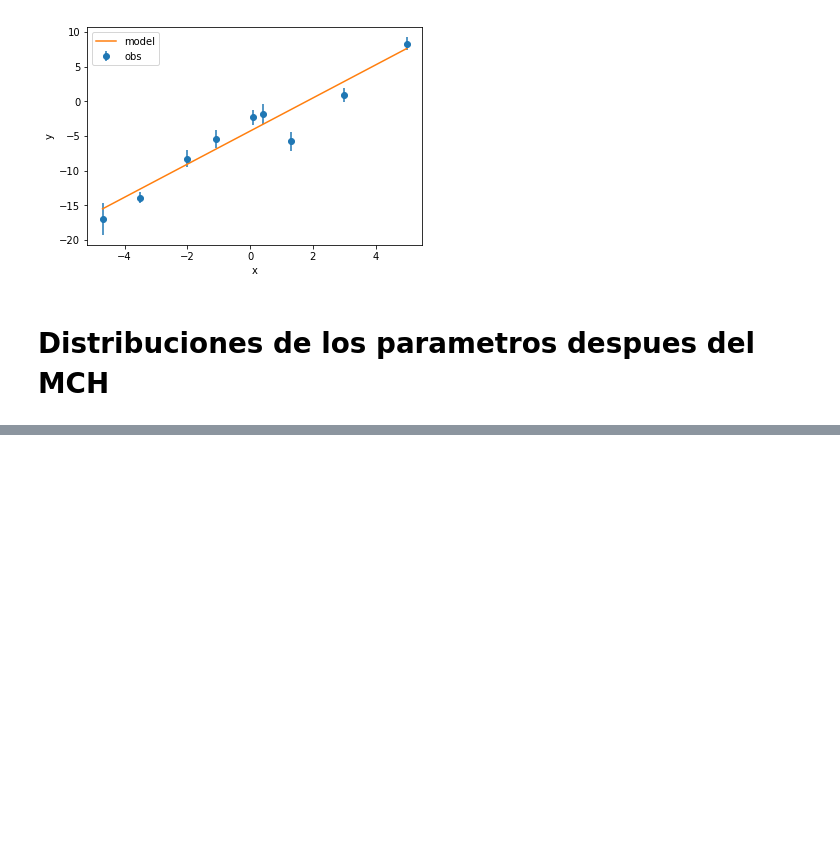
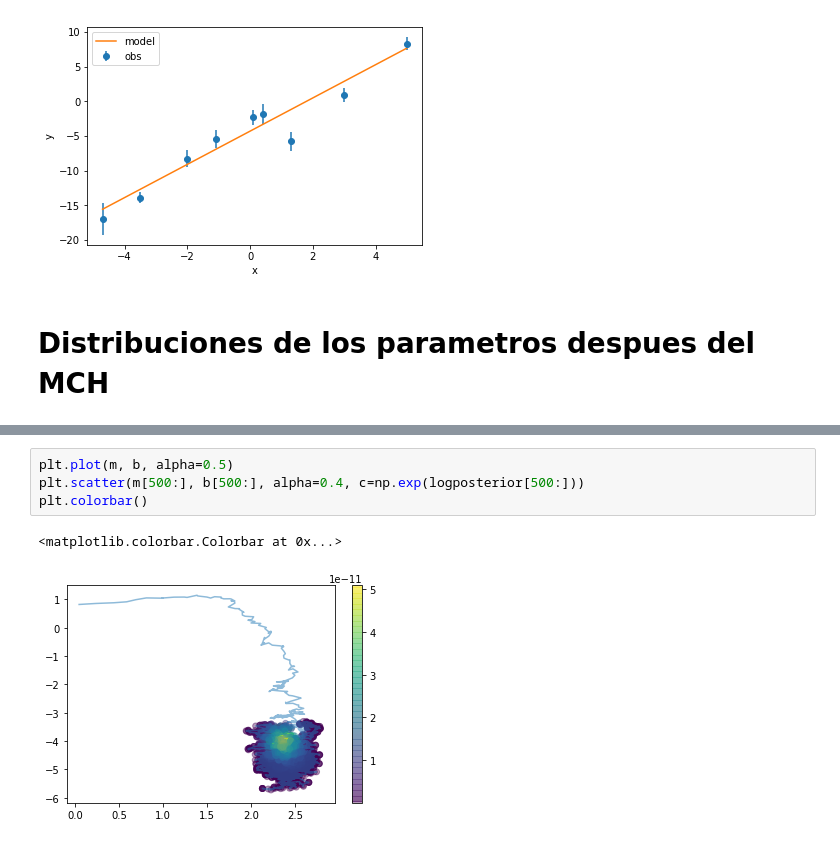
Before and after one commit to JoseMontanaC/Metodos_Computacionales, a Jupyter notebook: Repaso_Ejercicios/Ejercicio_7/Ejercicio_7.ipynb, the cells around one changed output, grey strips where cells are left out. Drawn from its saved outputs; the diff is of its cells as text; blank space fills up the shorter version.

```diff
--- a/Repaso_Ejercicios/Ejercicio_7/Ejercicio_7.ipynb
+++ b/Repaso_Ejercicios/Ejercicio_7/Ejercicio_7.ipynb
@@ -543,3 +543,10 @@ plt.colorbar()
+# %%
+plt.plot(m, b, alpha=0.5)
+plt.scatter(m[500:], b[500:], alpha=0.4, c=np.exp(logposterior[500:]))
+plt.colorbar()
+# %% [output]
+<matplotlib.colorbar.Colorbar at 0x...>
+[figure, added]
 # %%
 _=plt.hist2d(m[500:], b[500:], bins=15)
 # %% [output]
```
Also changed, not shown: parts of 7 cells of this notebook, 1 other file.
